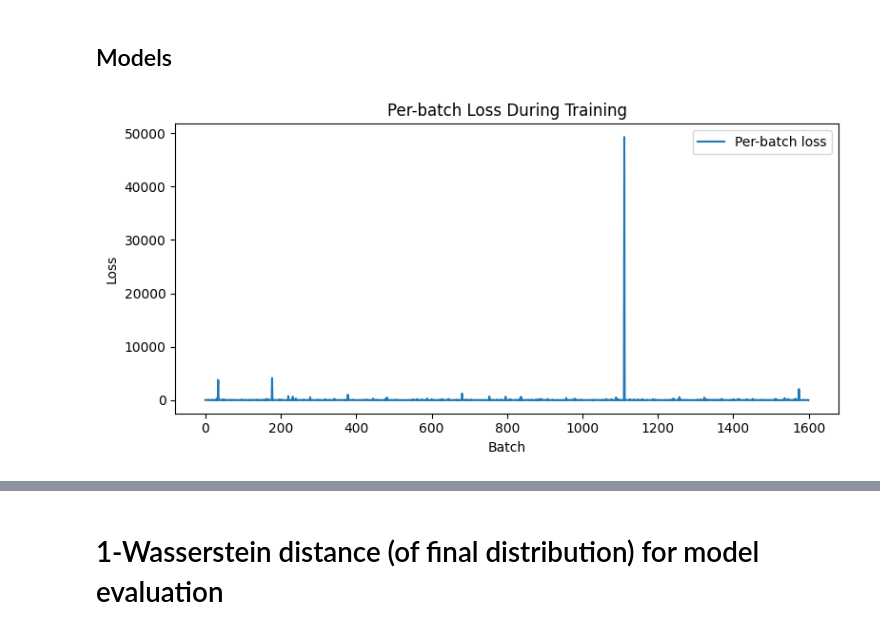
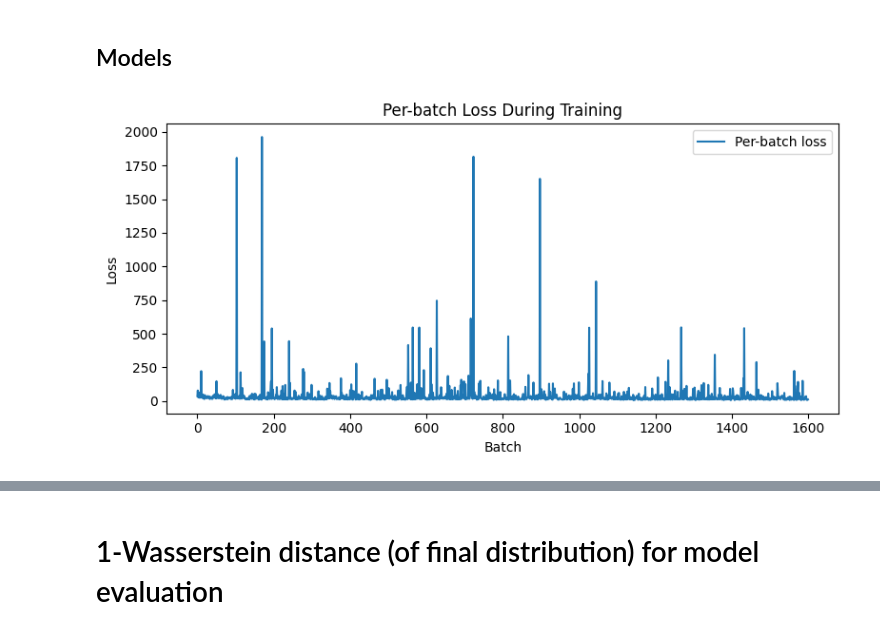
Before and after one commit to KacperWyrwal/topological-flow-matching, a Jupyter notebook: linear_gaussian_bridges-refactored.ipynb, the cells around one changed output, grey strips where cells are left out. Drawn from its saved outputs; the diff is of its cells as text; code cells hidden in the pictures.

```diff
--- a/linear_gaussian_bridges-refactored.ipynb
+++ b/linear_gaussian_bridges-refactored.ipynb
@@ -1611,24 +1766,26 @@ def train(
 
     return per_batch_losses
 # %%
-sde = HeatBMTSDE(L=torch.eye(2), c=c, sigma=sigma)
+L = torch.eye(2)
+sde = HeatBMTSDE(L=L, c=c, sigma=sigma)
 ot_solver = EntropicOTSolver(sde=sde, normalize_variance=True)
 
-model = ResidualNN(data_dim=2)
+# model = ResidualNN(data_dim=2)
+model = GCN(L)
 per_batch_losses = train(sde, ot_solver, model, x0, x1, num_epochs=100, batch_size=64, num_samples_per_epoch=1024, lr=0.001)
 
 
 # Plot per-batch loss after training
 plt.figure(figsize=(8, 4))
 plt.plot(per_batch_losses, label="Per-batch loss")
 plt.xlabel("Batch")
 plt.ylabel("Loss")
 plt.title("Per-batch Loss During Training")
 plt.legend()
 plt.tight_layout()
 plt.show()
 # %% [output]
-[figure, old version]
+[figure, new version]
 # %%
 with torch.no_grad():
     model_control = ModelControl(model=model)
```
Also changed, not shown: parts of 8 cells of this notebook, 3 other files.
